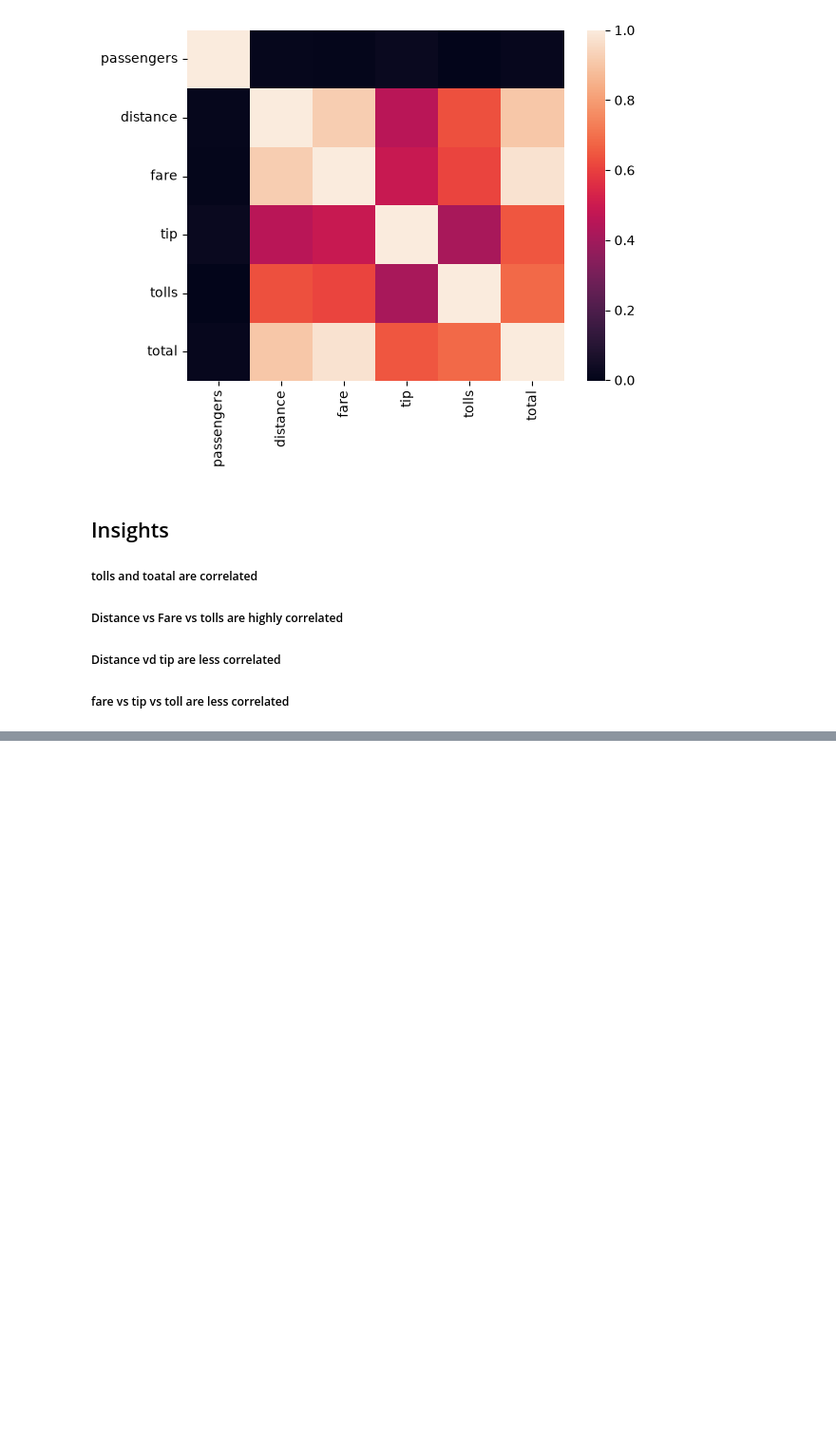
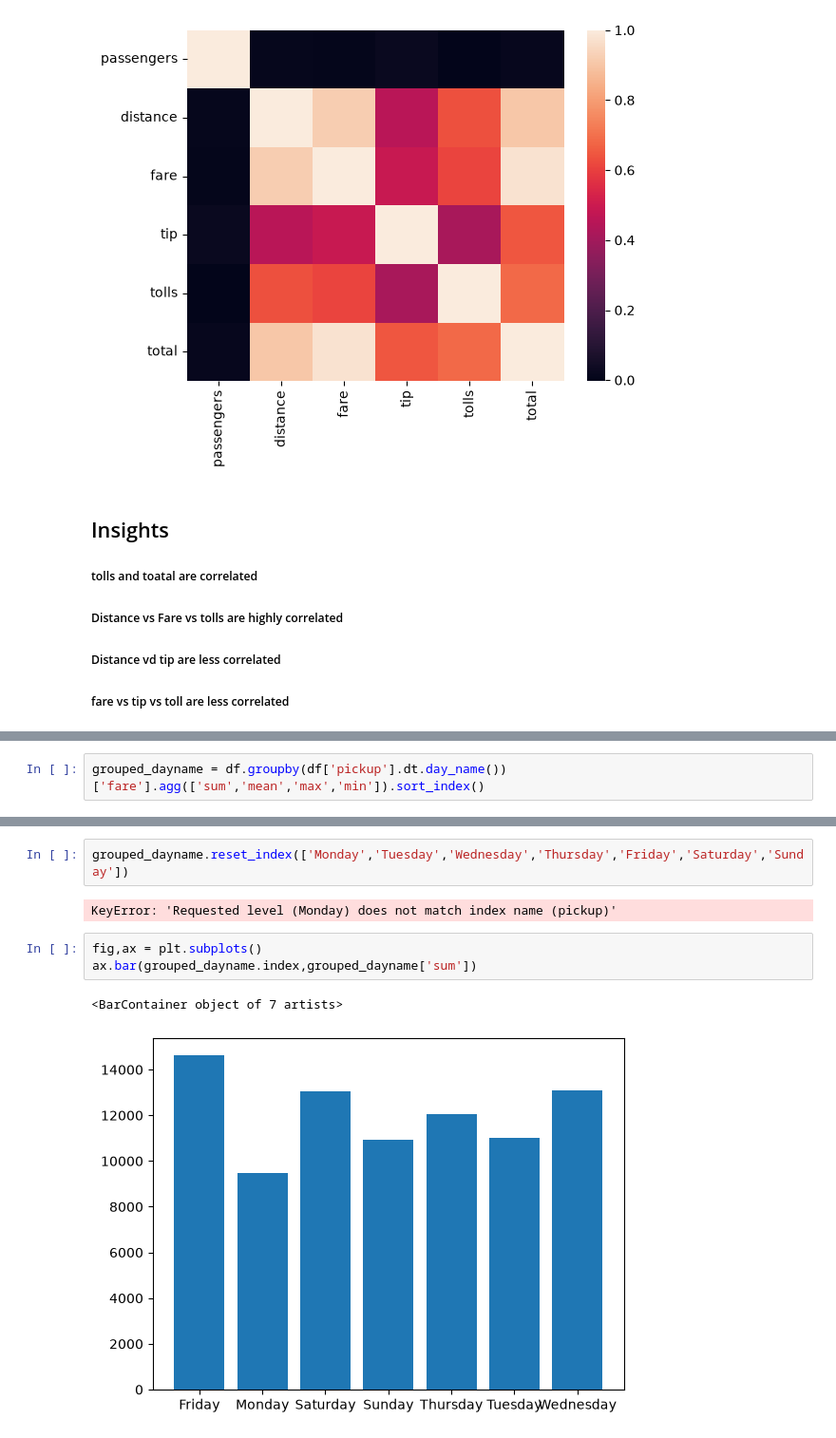
Before and after one commit to MagarVivek009/Exploratory-Data-Analysis-EDA-, a Jupyter notebook: taxis.ipynb, the cells around one changed output, grey strips where cells are left out. Shown at 95% size. Cells and saved outputs as stored; diff of their text form; blank space fills up the shorter version.

```diff
--- a/taxis.ipynb
+++ b/taxis.ipynb
@@ -227,0 +317,2 @@ sns.heatmap(corr, xticklabels=quantitative, yticklabels=quantitative)
+# %%
+grouped_dayname = df.groupby(df['pickup'].dt.day_name())['fare'].agg(['sum','mean','max','min']).sort_index()
@@ -227,0 +331,10 @@ sns.heatmap(corr, xticklabels=quantitative, yticklabels=quantitative)
+# %%
+grouped_dayname.reset_index(['Monday','Tuesday','Wednesday','Thursday','Friday','Saturday','Sunday'])
+# %% [output]
+KeyError: 'Requested level (Monday) does not match index name (pickup)'
+# %%
+fig,ax = plt.subplots()
+ax.bar(grouped_dayname.index,grouped_dayname['sum'])
+# %% [output]
+<BarContainer object of 7 artists>
+[figure, added]
```
Also changed, not shown: parts of 12 cells of this notebook.
